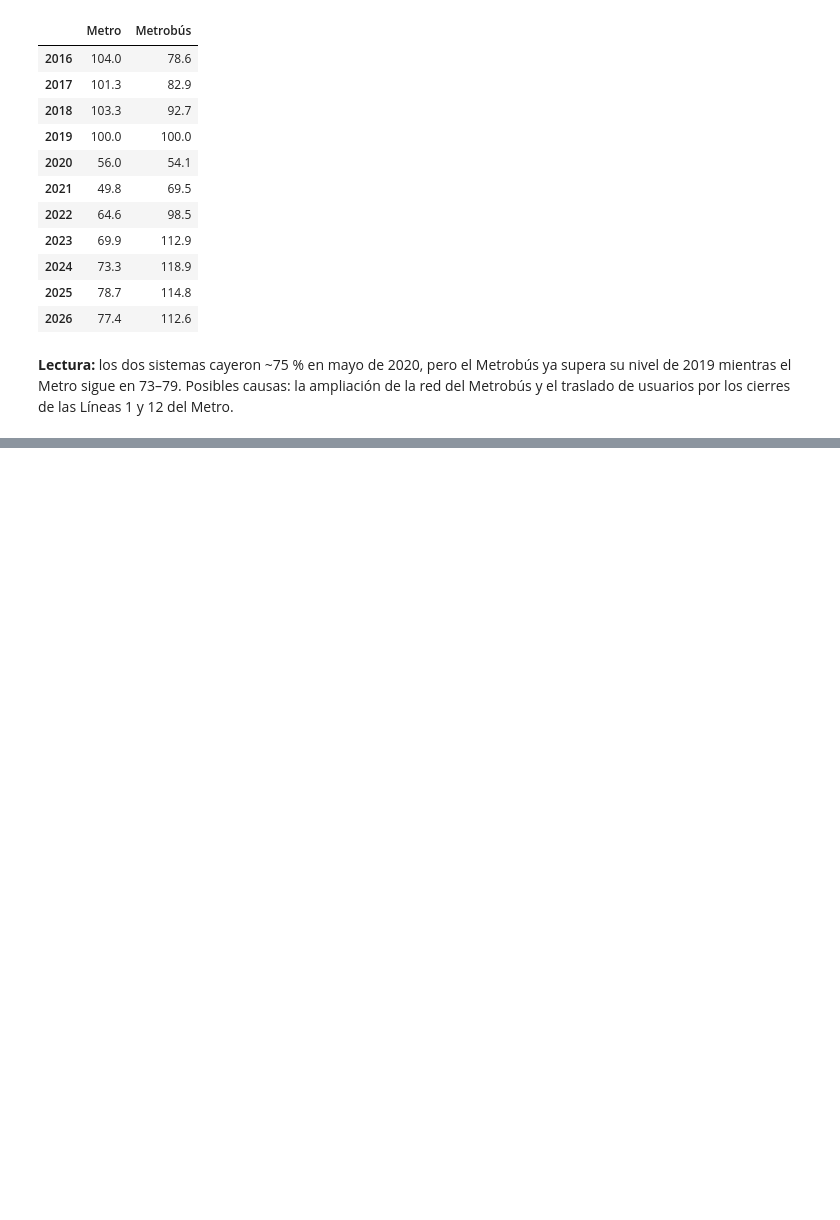
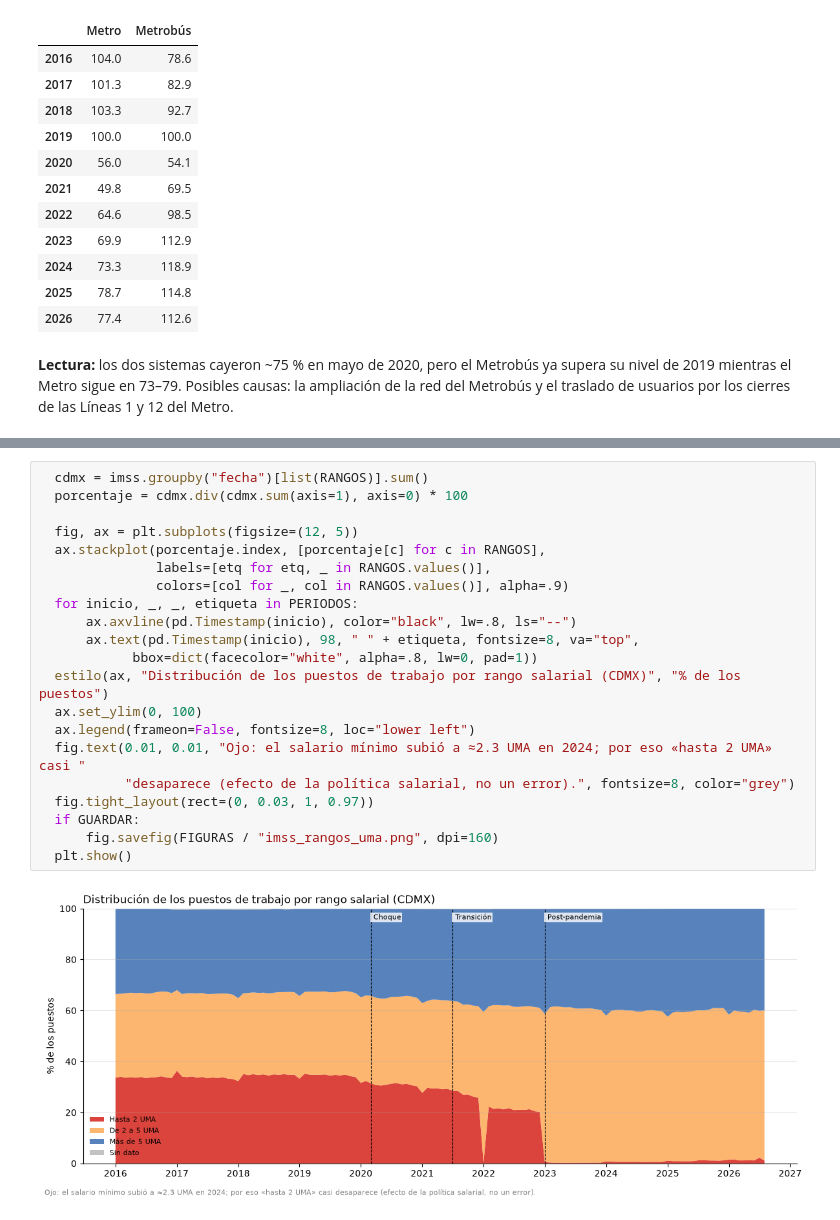
Before and after one commit to Angel788/Analisis-pandemia-covid-19, a Jupyter notebook: notebooks/01_limpieza_datasets.ipynb, the cells around one changed output, grey strips where cells are left out. Cells and saved outputs as stored; diff of their text form; blank space fills up the shorter version.

```diff
--- a/notebooks/01_limpieza_datasets.ipynb
+++ b/notebooks/01_limpieza_datasets.ipynb
@@ -388,0 +697,23 @@ pd.DataFrame({"Metro": idx_metro.groupby(idx_metro.index.year).mean(),
+# %%
+  cdmx = imss.groupby("fecha")[list(RANGOS)].sum()
+  porcentaje = cdmx.div(cdmx.sum(axis=1), axis=0) * 100
+
+  fig, ax = plt.subplots(figsize=(12, 5))
+  ax.stackplot(porcentaje.index, [porcentaje[c] for c in RANGOS],
+               labels=[etq for etq, _ in RANGOS.values()],
+               colors=[col for _, col in RANGOS.values()], alpha=.9)
+  for inicio, _, _, etiqueta in PERIODOS:
+      ax.axvline(pd.Timestamp(inicio), color="black", lw=.8, ls="--")
+      ax.text(pd.Timestamp(inicio), 98, " " + etiqueta, fontsize=8, va="top",
+            bbox=dict(facecolor="white", alpha=.8, lw=0, pad=1))
+  estilo(ax, "Distribución de los puestos de trabajo por rango salarial (CDMX)", "% de los puestos")
+  ax.set_ylim(0, 100)
+  ax.legend(frameon=False, fontsize=8, loc="lower left")
+  fig.text(0.01, 0.01, "Ojo: el salario mínimo subió a ≈2.3 UMA en 2024; por eso «hasta 2 UMA» casi "
+           "desaparece (efecto de la política salarial, no un error).", fontsize=8, color="grey")
+  fig.tight_layout(rect=(0, 0.03, 1, 0.97))
+  if GUARDAR:
+      fig.savefig(FIGURAS / "imss_rangos_uma.png", dpi=160)
+  plt.show()
+# %% [output]
+[figure, added]
```
Also changed, not shown: parts of 119 cells of this notebook, 44 other files.
